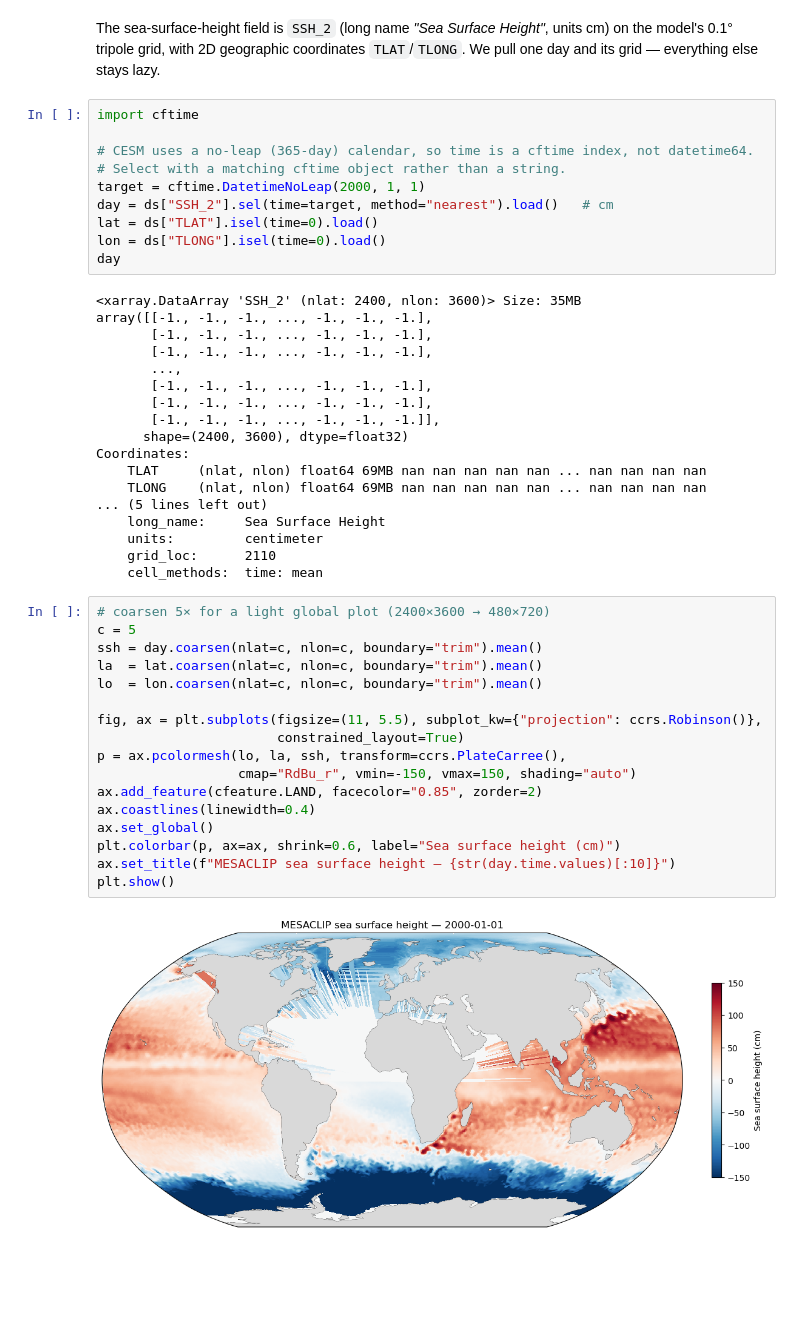
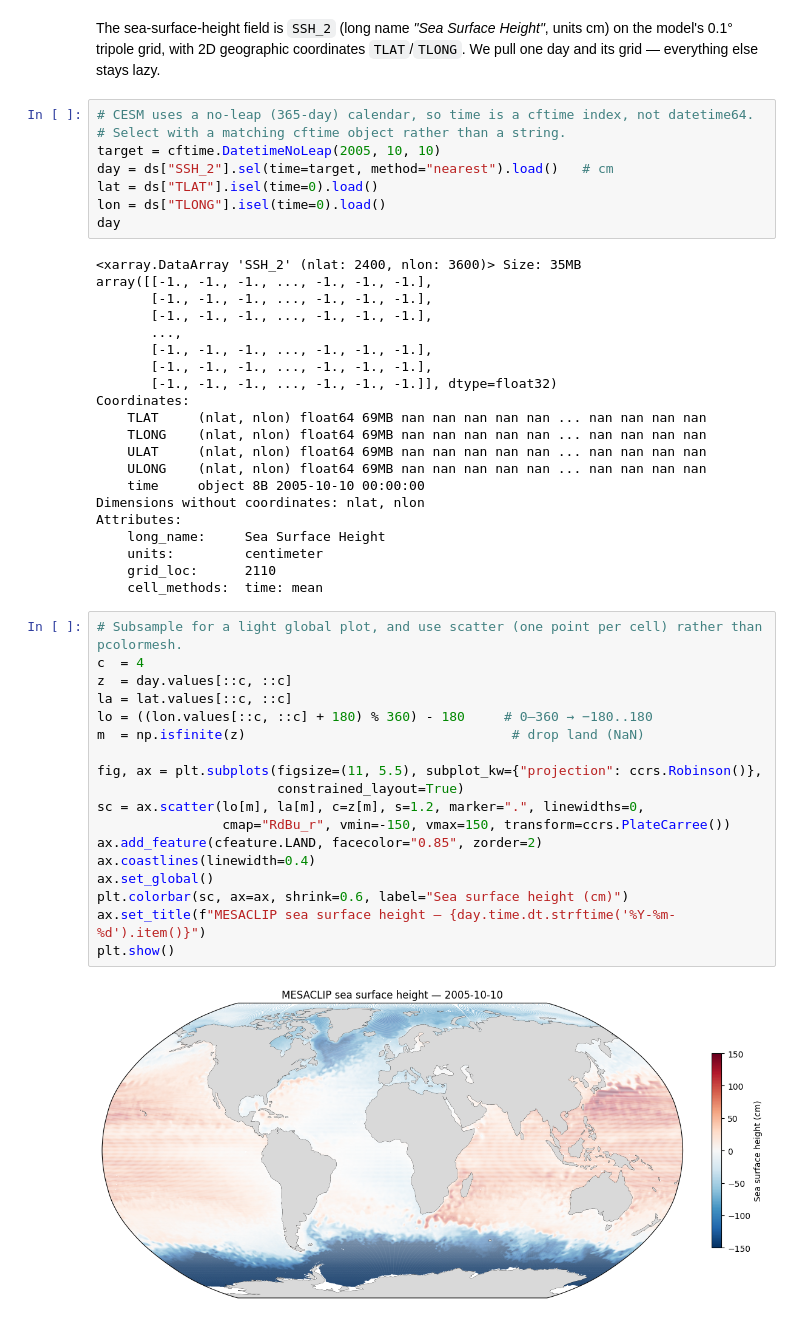
Before and after one commit to NCAR/gdex-examples, a Jupyter notebook: notebooks/mesaclip_sea_height.ipynb, the cells around one changed output. Drawn from its saved outputs; the diff is of its cells as text; blank space fills up the shorter version.

Commit message:
Changed colormesh to scatter plot

```diff
--- a/notebooks/mesaclip_sea_height.ipynb
+++ b/notebooks/mesaclip_sea_height.ipynb
@@ -53,11 +55,9 @@ The sea-surface-height field is `SSH_2` (long name *"Sea Surface Height"*, units
 the model's 0.1° tripole grid, with 2D geographic coordinates `TLAT`/`TLONG`. We pull one
 day and its grid — everything else stays lazy.
 # %%
-import cftime
-
 # CESM uses a no-leap (365-day) calendar, so time is a cftime index, not datetime64.
 # Select with a matching cftime object rather than a string.
-target = cftime.DatetimeNoLeap(2000, 1, 1)
+target = cftime.DatetimeNoLeap(2005, 10, 10)
 day = ds["SSH_2"].sel(time=target, method="nearest").load()   # cm
 lat = ds["TLAT"].isel(time=0).load()
 lon = ds["TLONG"].isel(time=0).load()
@@ -70,32 +70,36 @@ array([[-1., -1., -1., ..., -1., -1., -1.],
        ...,
        [-1., -1., -1., ..., -1., -1., -1.],
        [-1., -1., -1., ..., -1., -1., -1.],
-       [-1., -1., -1., ..., -1., -1., -1.]],
-      shape=(2400, 3600), dtype=float32)
+       [-1., -1., -1., ..., -1., -1., -1.]], dtype=float32)
 Coordinates:
     TLAT     (nlat, nlon) float64 69MB nan nan nan nan nan ... nan nan nan nan
     TLONG    (nlat, nlon) float64 69MB nan nan nan nan nan ... nan nan nan nan
-... (5 lines left out)
+    ULAT     (nlat, nlon) float64 69MB nan nan nan nan nan ... nan nan nan nan
+    ULONG    (nlat, nlon) float64 69MB nan nan nan nan nan ... nan nan nan nan
+    time     object 8B 2005-10-10 00:00:00
+Dimensions without coordinates: nlat, nlon
+Attributes:
     long_name:     Sea Surface Height
     units:         centimeter
     grid_loc:      2110
     cell_methods:  time: mean
-# %%
-# coarsen 5× for a light global plot (2400×3600 → 480×720)
-c = 5
-ssh = day.coarsen(nlat=c, nlon=c, boundary="trim").mean()
-la  = lat.coarsen(nlat=c, nlon=c, boundary="trim").mean()
-lo  = lon.coarsen(nlat=c, nlon=c, boundary="trim").mean()
-
-fig, ax = plt.subplots(figsize=(11, 5.5), subplot_kw={"projection": ccrs.Robinson()},
-                       constrained_layout=True)
-p = ax.pcolormesh(lo, la, ssh, transform=ccrs.PlateCarree(),
-                  cmap="RdBu_r", vmin=-150, vmax=150, shading="auto")
-ax.add_feature(cfeature.LAND, facecolor="0.85", zorder=2)
-ax.coastlines(linewidth=0.4)
-ax.set_global()
-plt.colorbar(p, ax=ax, shrink=0.6, label="Sea surface height (cm)")
-ax.set_title(f"MESACLIP sea surface height — {str(day.time.values)[:10]}")
-plt.show()
-# %% [output]
-[figure, removed]
+# %%
+# Subsample for a light global plot, and use scatter (one point per cell) rather than pcolormesh.
+c  = 4
+z  = day.values[::c, ::c]
+la = lat.values[::c, ::c]
+lo = ((lon.values[::c, ::c] + 180) % 360) - 180     # 0–360 → −180..180
+m  = np.isfinite(z)                                  # drop land (NaN)
+
+fig, ax = plt.subplots(figsize=(11, 5.5), subplot_kw={"projection": ccrs.Robinson()},
+                       constrained_layout=True)
+sc = ax.scatter(lo[m], la[m], c=z[m], s=1.2, marker=".", linewidths=0,
+                cmap="RdBu_r", vmin=-150, vmax=150, transform=ccrs.PlateCarree())
+ax.add_feature(cfeature.LAND, facecolor="0.85", zorder=2)
+ax.coastlines(linewidth=0.4)
+ax.set_global()
+plt.colorbar(sc, ax=ax, shrink=0.6, label="Sea surface height (cm)")
+ax.set_title(f"MESACLIP sea surface height — {day.time.dt.strftime('%Y-%m-%d').item()}")
+plt.show()
+# %% [output]
+[figure, added]
```
Also changed, not shown: parts of 2 cells of this notebook.
